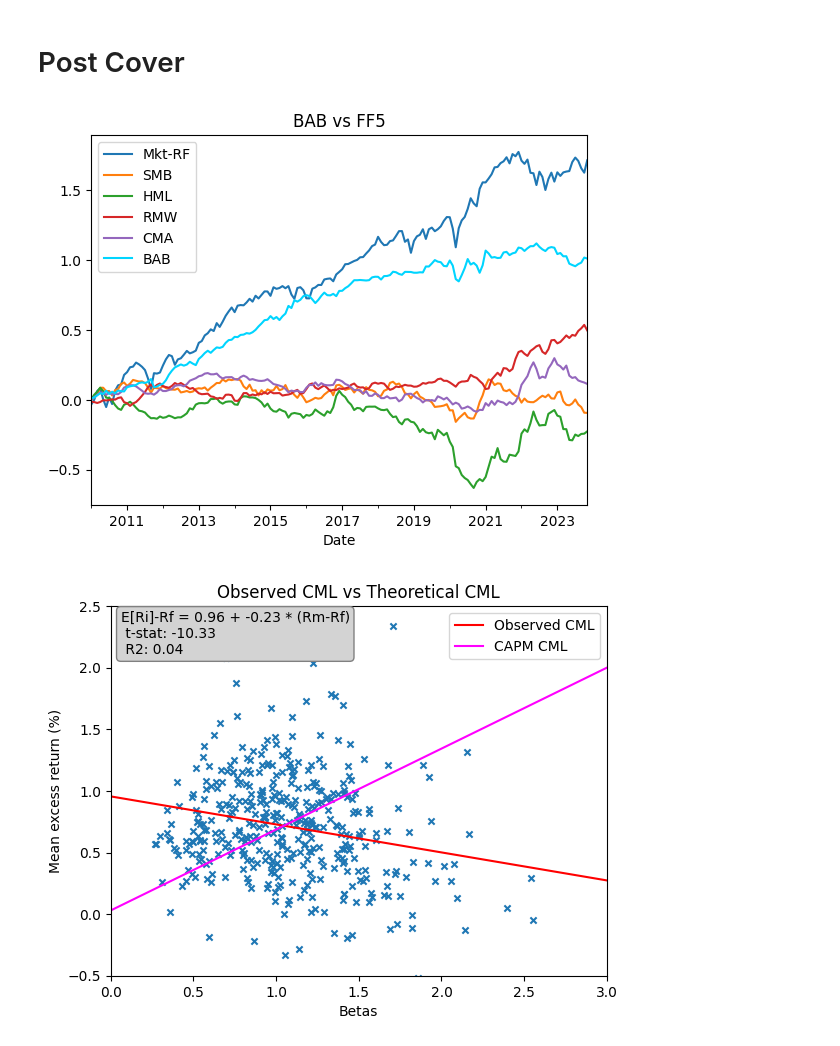
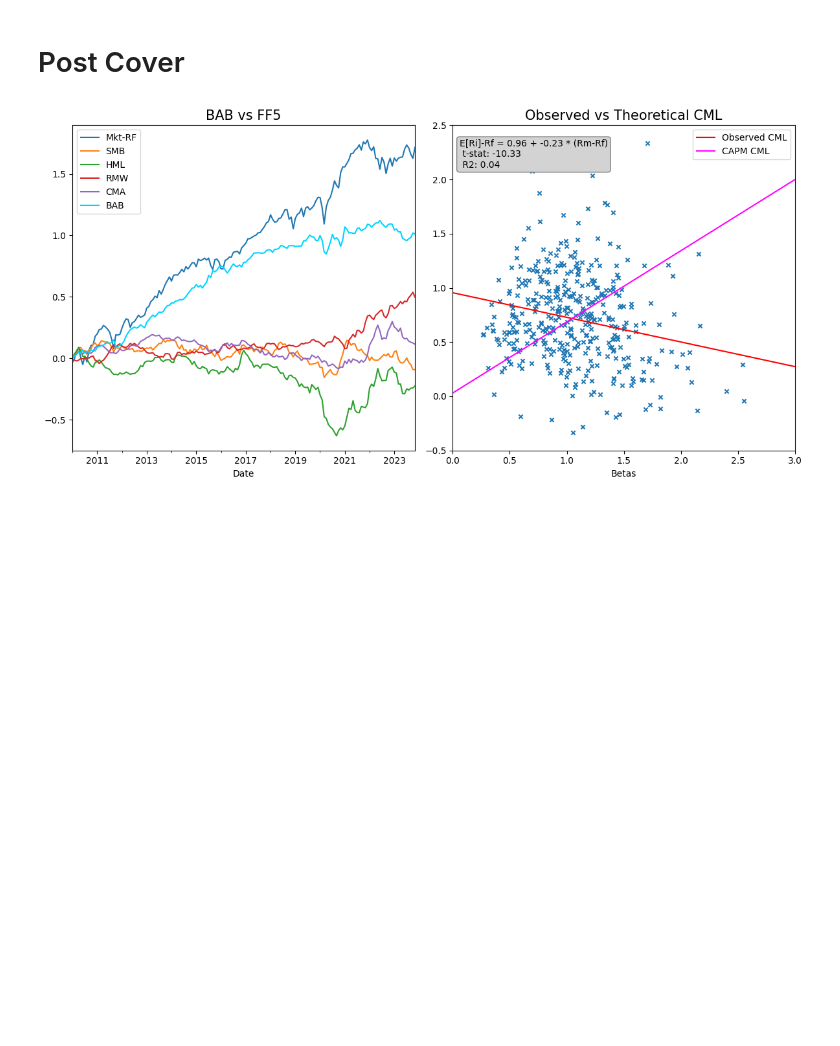
Before and after one commit to ryanczm/Betting-Against-Beta, a Jupyter notebook: bab.ipynb, the cells around one changed output. Saved outputs shown, nothing was run; the diff lists cells and outputs as text; code cells hidden in the pictures; blank space fills up the shorter version.

```diff
--- a/bab.ipynb
+++ b/bab.ipynb
@@ -399,43 +400,40 @@ ted_bab.corr()
 # Post Cover
 # %%
 
-
-def plot_cml(df):
-    # Scatterplot with regression line
-    df.plot(kind='scatter',x='betas', y='returns', xlim=[0,3], ylim=[-0.5,2.5], marker='x')
-    # sns.regplot(x='betas', y='returns', data=df, scatter_kws={'s': 100})
+def plot_cml(df, ax):
+    # Scatterplot with regression line on ax[1]
+    df.plot(kind='scatter', x='betas', y='returns', xlim=[0, 3], ylim=[-0.5, 2.5], marker='x', ax=ax)
 
     # Fit a linear regression model
     X = df['betas'].values.reshape(-1, 1)
     y = df['returns'].values
     model = LinearRegression().fit(X, y)
     beta_coef = model.coef_[0]
     beta_std_error = stats.sem(y - model.predict(X))
     t_statistic = beta_coef / beta_std_error
     r_squared = model.score(X, y)
 
-    # Plot the observed CML line
-    plt.plot([0, 3], [model.intercept_, model.intercept_+  3*model.coef_[0]], label='Observed CML', color='red')
+    # Plot the observed CML line on ax[1]
+    ax.plot([0, 3], [model.intercept_, model.intercept_ + 3 * model.coef_[0]], label='Observed CML', color='red')
 
-    # Plot the CAPM CML line (slope 1)
-    plt.plot([0, 3], [0.03, 2], label='CAPM CML', color='magenta')
+    # Plot the CAPM CML line (slope 1) on ax[1]
+    ax.plot([0, 3], [0.03, 2], label='CAPM CML', color='magenta')
 
-    # Display the regression equation on the plot
-    plt.annotate(f'E[Ri]-Rf = {model.intercept_:.2f} + {model.coef_[0]:.2f} * (Rm-Rf)\n t-stat: {t_statistic:.2f}\n R2: {r_squared:.2f}', fontsize=10, xy=(0.02, 0.87), xycoords='axes fraction', bbox=dict(facecolor='lightgrey', edgecolor='grey', boxstyle='round'),
-                 color='black')
+    # Display the regression equation on the plot on ax[1]
+    ax.annotate(f'E[Ri]-Rf = {model.intercept_:.2f} + {model.coef_[0]:.2f} * (Rm-Rf)\n t-stat: {t_statistic:.2f}\n R2: {r_squared:.2f}', fontsize=10, xy=(0.02, 0.87), xycoords='axes fraction', bbox=dict(facecolor='lightgrey', edgecolor='grey', boxstyle='round'), color='black')
 
-    # Set labels and legend
-    plt.xlabel('Betas')
-    plt.ylabel('Mean excess return (%)')
-    plt.legend()
-    plt.title('Observed CML vs Theoretical CML')
+    # Set labels and legend on ax[1]
+    ax.set_xlabel('Betas')
+    ax.set_ylabel('')
+    ax.legend()
+    ax.set_title('Observed vs Theoretical CML', size=15)
 
-    # Show the plot
-    plt.show()
+fig, ax = plt.subplots(1,2, figsize=(12,6))
+rw_bab_ff.cumsum().plot( color=colors, ax=ax[0])
+ax[0].set_title('BAB vs FF5', size=15)
+plot_cml(capm_df,ax=ax[1])
+plt.tight_layout()
 
-
-rw_bab_ff.cumsum().plot(title='BAB vs FF5', color=colors)
-plot_cml(capm_df)
+plt.savefig(fr'C:\Users\Ryan\Desktop\website\analytic-musings.com\assets\images\BAB\0.png')
 # %% [output]
-[figure, old version]
+[figure, new version]
-[figure, removed]
```
Also changed, not shown: parts of 1 cell of this notebook, 1 other file.
